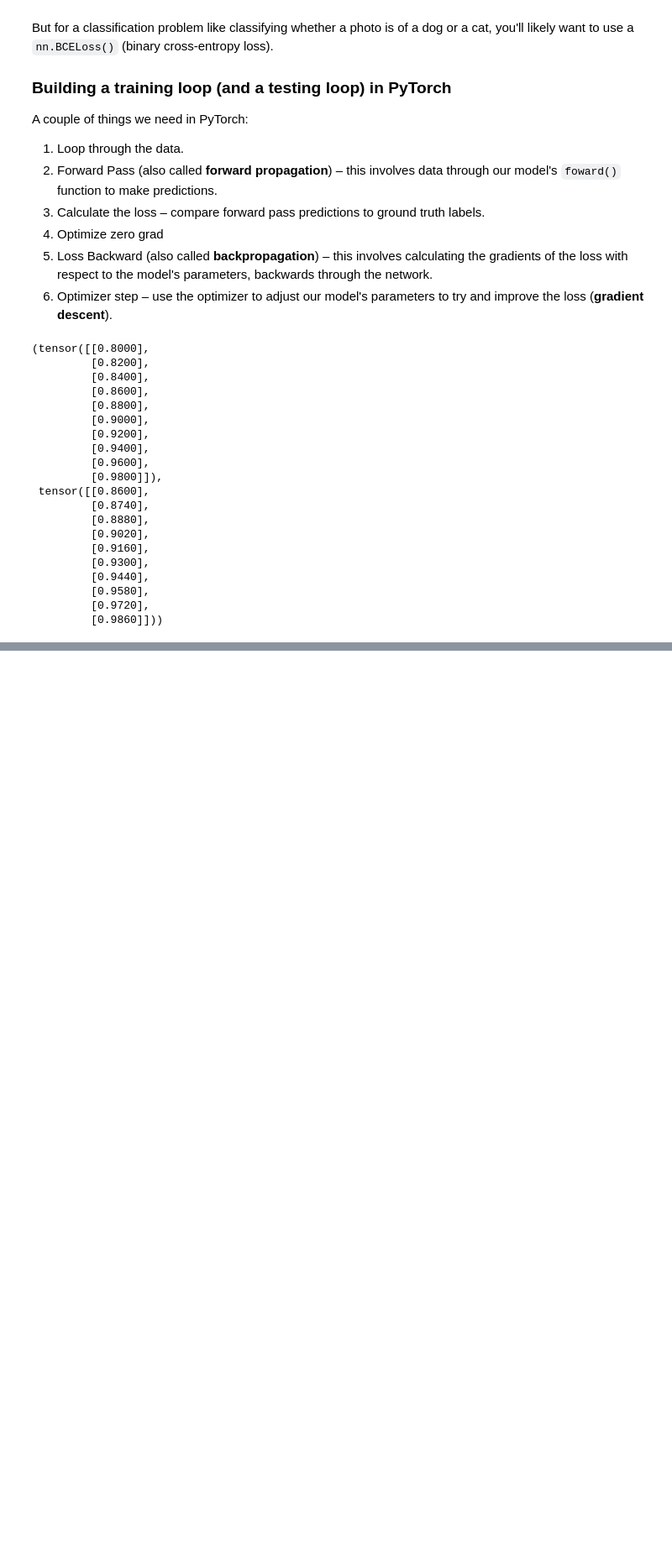
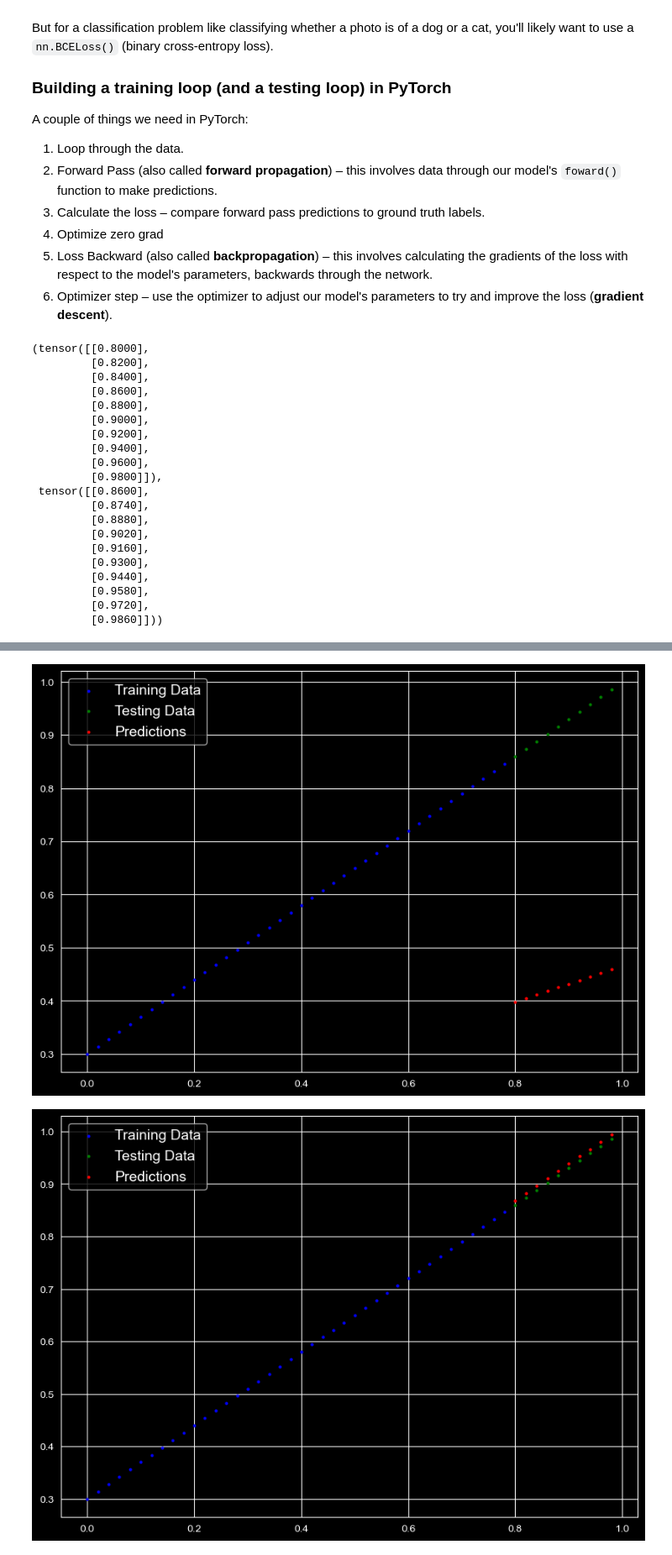
Before and after one commit to DinoKiller0607/My_Pytorch_Notes, a Jupyter notebook: 01_pytorch_workflow.ipynb, the cells around one changed output, grey strips where cells are left out. Shown at 84% size. Cells and saved outputs as stored; diff of their text form; code cells hidden in the pictures; blank space fills up the shorter version.

```diff
--- a/01_pytorch_workflow.ipynb
+++ b/01_pytorch_workflow.ipynb
@@ -306,25 +309,49 @@ X_test, y_test
 torch.manual_seed(42)
 # Epoch: An epoch is one loop/cycle through the data.
 epochs = 200
-model_0.parameters()
+
+# Track different values
+epoch_count = []
+train_loss_values = []
+test_loss_values = []
 ### Training
 # 1. Loop through the data
 for epoch in range(epochs):
     # Set the model to training mode
     model_0.train() # train mode in PyTorch sets all Parameters that require gradients to require gradients
+
     # 2. Forward Pass
-    y_pred = model_0(X_train)
+    y_train_pred = model_0(X_train)
+
     # 3. Calculate the loss
-    loss = loss_fn(y_pred, y_train)
-    if epoch % 20 == 0:
-        print(f"Epoch: {epoch}, Loss: {loss.item():.4f}")
+    loss = loss_fn(y_train_pred, y_train)
+
     # 4. Optimize zero grad
     optimizer.zero_grad()   # Initializes grad to zero
+
     # 5. Perform backpropagation on the loss function with respect to the model's parameters
     loss.backward()
+
     # 6. Step the optimizer (perform gradient descent)
     optimizer.step()    # By default, the optimizer will accumulate through the loop so...
     # That's why we have to zero them above in step 3 for the next iteration.
 
-y_pred = model_0(X_test)
+    # Testing
+    model_0.eval()  # Turns off different settings in the model not required for evaluation/testing
+    with torch.inference_mode():    # Turns off gradient tracking & a couple of more things behind the scenes: https://x.com/PyTorch/status/1437838236529868803
+    # with torch.no_grad(): # you may also see this in older pytorch code, but it's not advised
+        # 1. Do the forward pass
+        y_test_pred_new = model_0(X_test)
+
+        # 2. Calculate the loss
+        test_loss = loss_fn(y_test_pred_new, y_test)
+
+    # Print out what's happening
+    if epoch % 20 == 0:
+        epoch_count.append(epoch)
+        train_loss_values.append(loss)
+        test_loss_values.append(test_loss)
+        print(f"Epoch: {epoch} | Loss: {loss} | Test Loss: {test_loss}")
+        # Print model.state_dict()
+        print(model_0.state_dict())
 # %% [output]
@@ -352,0 +378,3 @@ plot_prediction(predictions=y_pred.detach().numpy())
+# %%
+with torch.inference_mode():
+    y_test_pred_final = model_0(X_test)
@@ -352,0 +404,6 @@ plot_prediction(predictions=y_pred.detach().numpy())
+# %%
+plot_prediction(predictions=y_test_pred),
+plot_prediction(predictions=y_test_pred_final)
+# %% [output]
+[figure, added]
+[figure, added]
```
Also changed, not shown: parts of 23 cells of this notebook, 1 other file.
